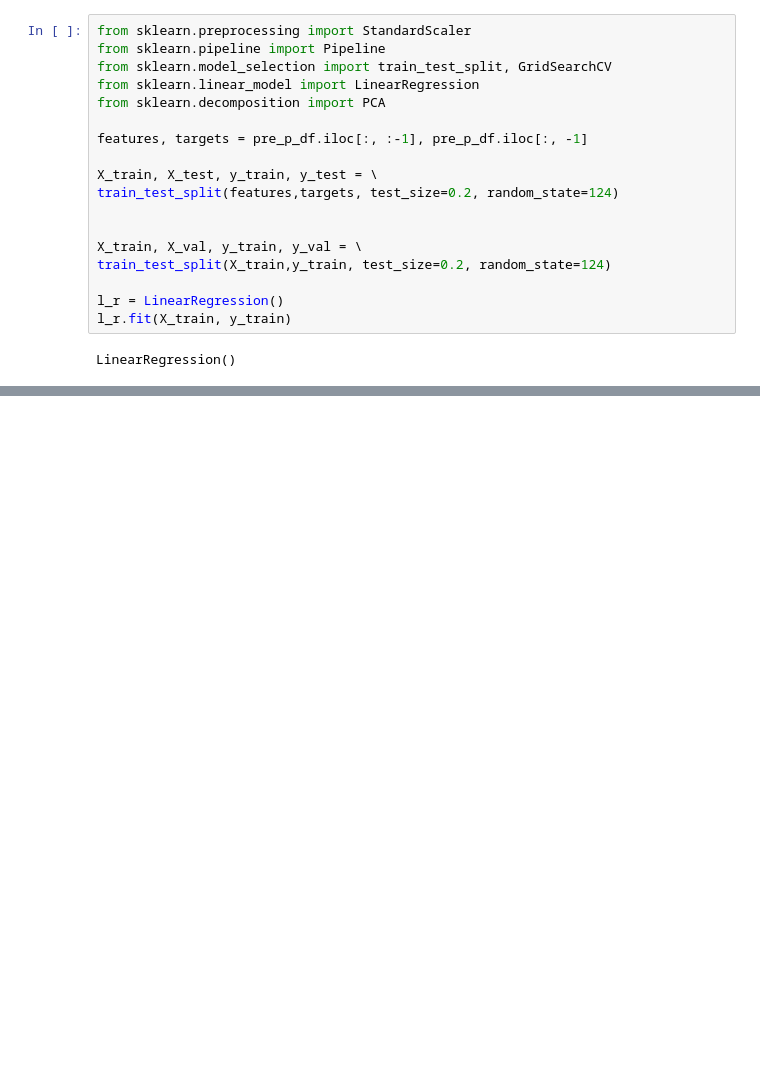
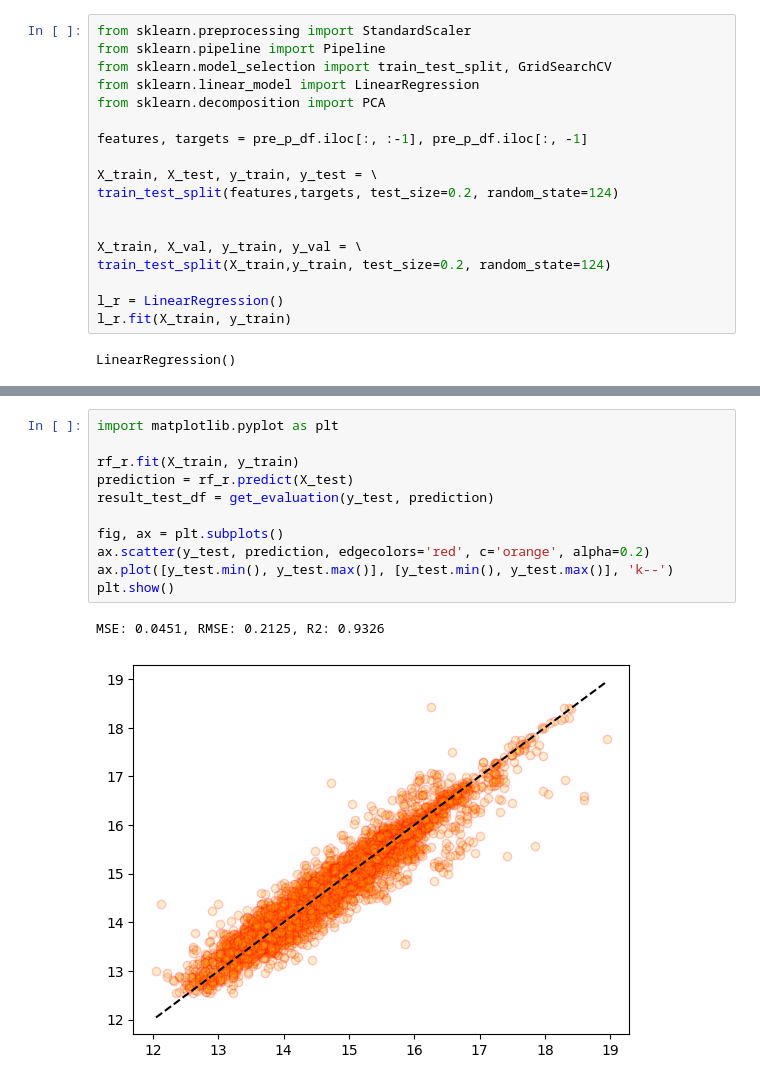
Before and after one commit to DianaKang0123/machine_learning_project, a Jupyter notebook: Nonlinear Regression/Pakistan_car_sales.ipynb, the cells around one changed output, grey strips where cells are left out. Saved outputs shown, nothing was run; the diff lists cells and outputs as text; blank space fills up the shorter version.

```diff
--- a/Nonlinear Regression/Pakistan_car_sales.ipynb
+++ b/Nonlinear Regression/Pakistan_car_sales.ipynb
@@ -567,0 +1060,14 @@ MSE: 5930020074983.4209, RMSE: 2435163.2543, R2: 0.7801
+# %%
+import matplotlib.pyplot as plt
+
+rf_r.fit(X_train, y_train)
+prediction = rf_r.predict(X_test)
+result_test_df = get_evaluation(y_test, prediction)
+
+fig, ax = plt.subplots()
+ax.scatter(y_test, prediction, edgecolors='red', c='orange', alpha=0.2)
+ax.plot([y_test.min(), y_test.max()], [y_test.min(), y_test.max()], 'k--')
+plt.show()
+# %% [output]
+MSE: 0.0451, RMSE: 0.2125, R2: 0.9326
+[figure, added]
```
Also changed, not shown: parts of 55 cells of this notebook.
